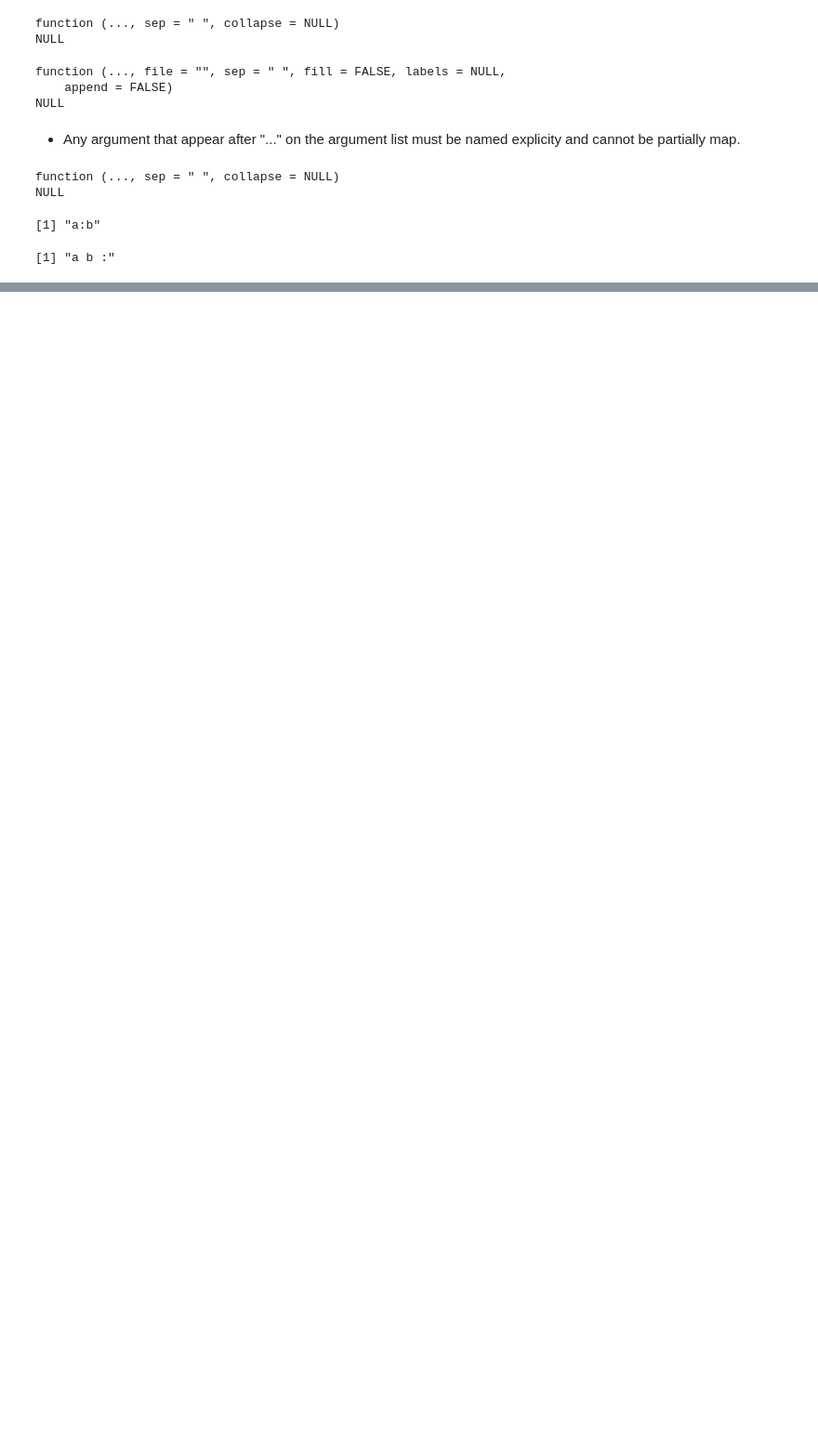
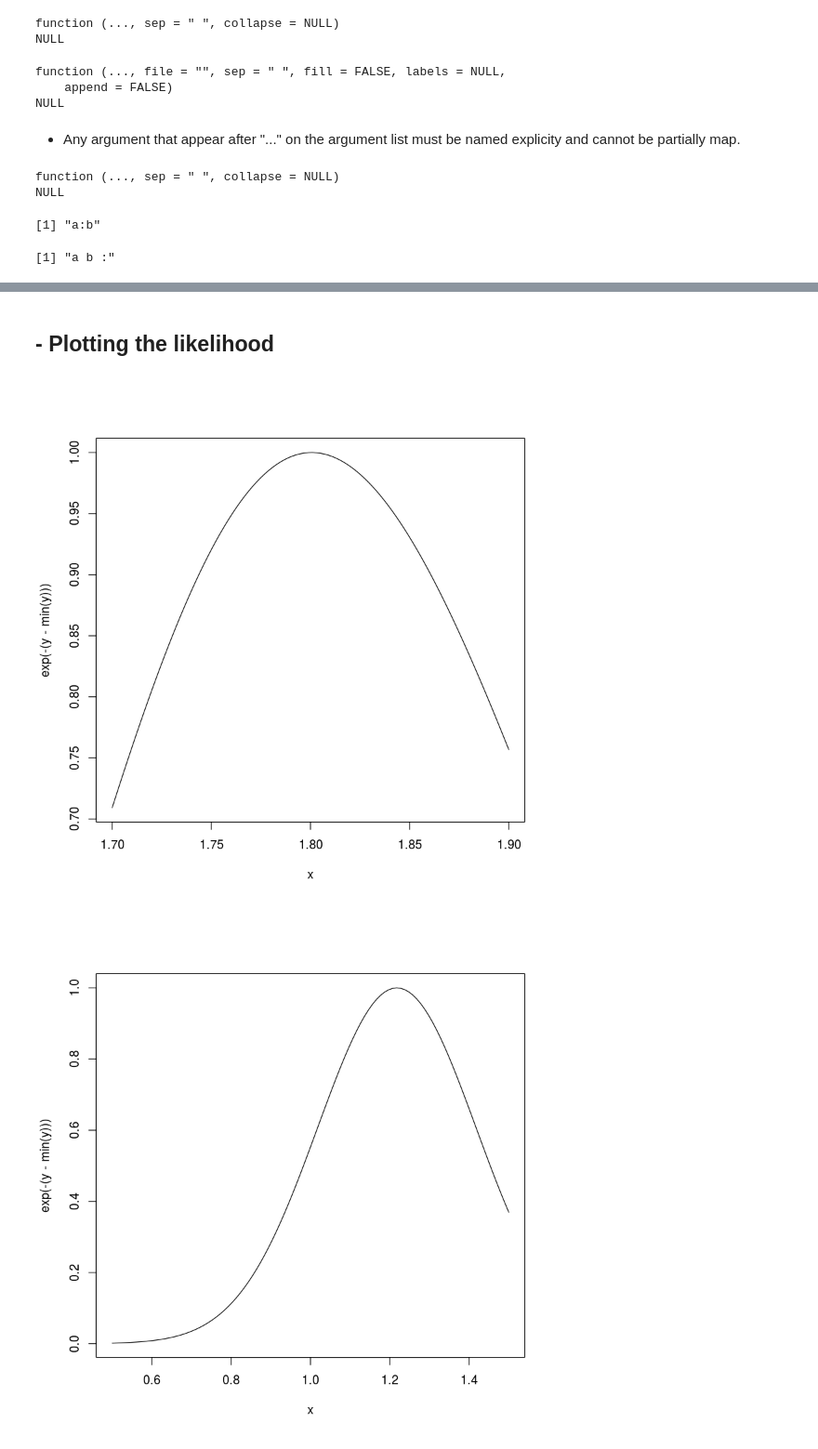
Before and after one commit to geocarvalho/r-bioinfo-ds, a Jupyter notebook: r-programing/week2/week2-ann.ipynb, the cells around one changed output, grey strips where cells are left out. Shown at 93% size. Cells and saved outputs as stored; diff of their text form; code cells hidden in the pictures; blank space fills up the shorter version.

```diff
--- a/r-programing/week2/week2-ann.ipynb
+++ b/r-programing/week2/week2-ann.ipynb
@@ -433,0 +486,12 @@ NULL
+# %%
+make.power <- function(n) {
+    pow <- function(x) {
+        x^n
+    }
+    pow
+}
+
+cube <- make.power(3)
+square <- make.power(2)
+cube(3)
+square(3)
@@ -433,0 +533,6 @@ NULL
+# %%
+g <- function(x) {
+    a <- 3
+    x+a+h
+}
+g(2)
@@ -433,0 +567,12 @@ NULL
+# %%
+make.NegLogLik <- function(data, fixed=c(FALSE, FALSE)) {
+    params <- fixed
+    function(p) {
+        params[!fixed] <- p
+        mu <- params[1]
+        sigma <- params[2]
+        a <- -0.5*length(data)*log(2*pi*sigma^2)
+        b <- -0.5*sum((data-mu)^2) / (sigma^2)
+        -(a+b)
+    }
+}
@@ -433,0 +619,15 @@ NULL
+# %% [markdown]
+## - Plotting the likelihood
+# %%
+nLL <- make.NegLogLik(normals, c(1, FALSE))
+x <- seq(1.7, 1.9, len=100)
+y <- sapply(x, nLL)
+plot(x, exp(-(y - min(y))), type="l")
+
+nLL <- make.NegLogLik(normals, c(FALSE, 2))
+x <- seq(0.5, 1.5, len=100)
+y <- sapply(x, nLL)
+plot(x, exp(-(y-min(y))), type="l")
+# %% [output]
+[figure, added]
+[figure, added]
```
Also changed, not shown: parts of 39 cells of this notebook.
